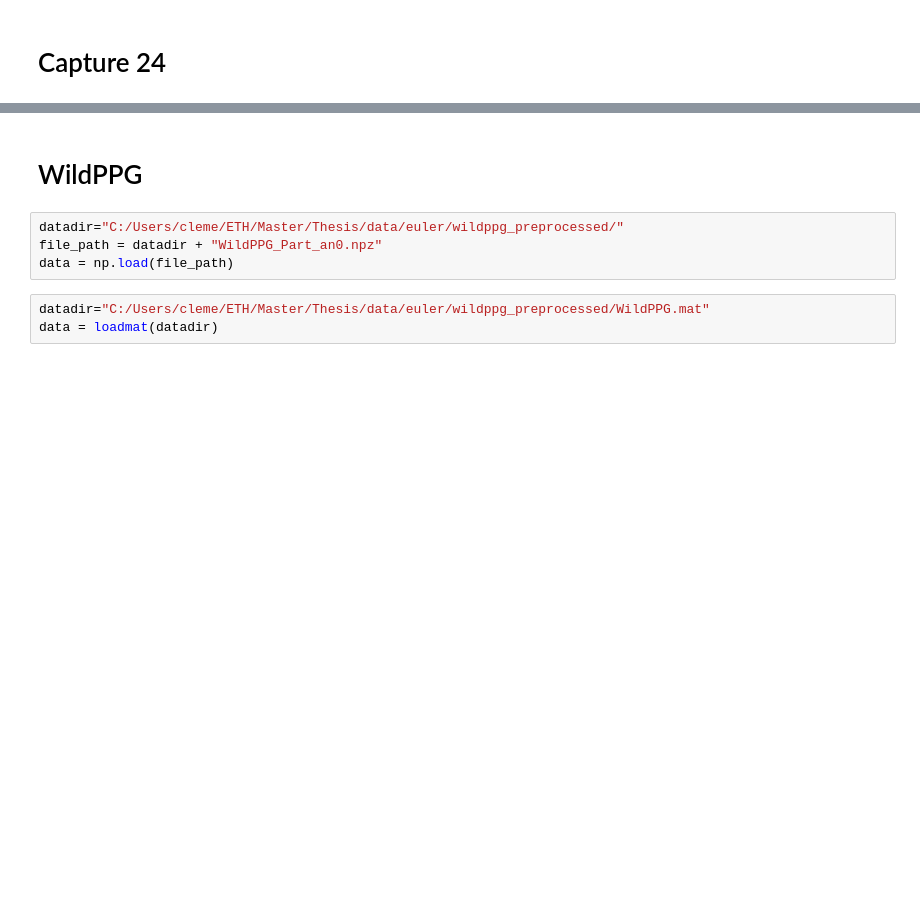
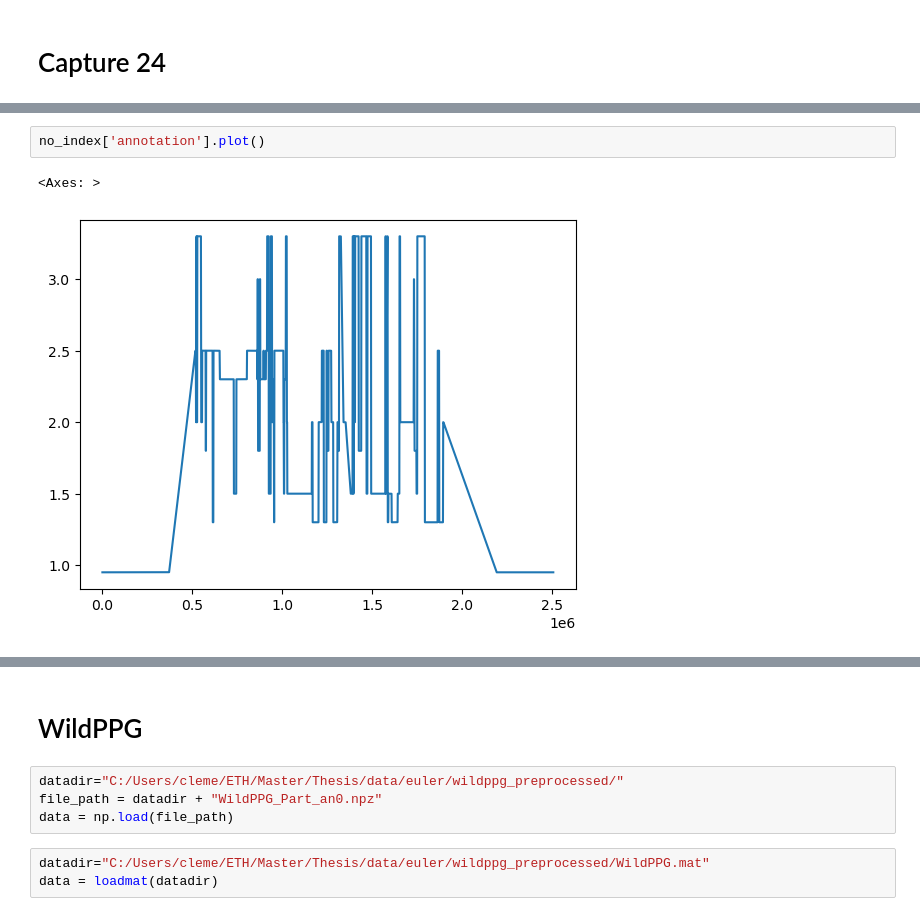
Before and after one commit to Taobyte/thesis, a Jupyter notebook: src/notebooks/dataset_exploration.ipynb, the cells around one changed output, grey strips where cells are left out. Drawn from its saved outputs; the diff is of its cells as text; blank space fills up the shorter version.

```diff
--- a/src/notebooks/dataset_exploration.ipynb
+++ b/src/notebooks/dataset_exploration.ipynb
@@ -384,0 +229,5 @@ numpy.ndarray
+# %%
+no_index['annotation'].plot()
+# %% [output]
+<Axes: >
+[figure, added]
```
Also changed, not shown: parts of 57 cells of this notebook, 8 other files.
